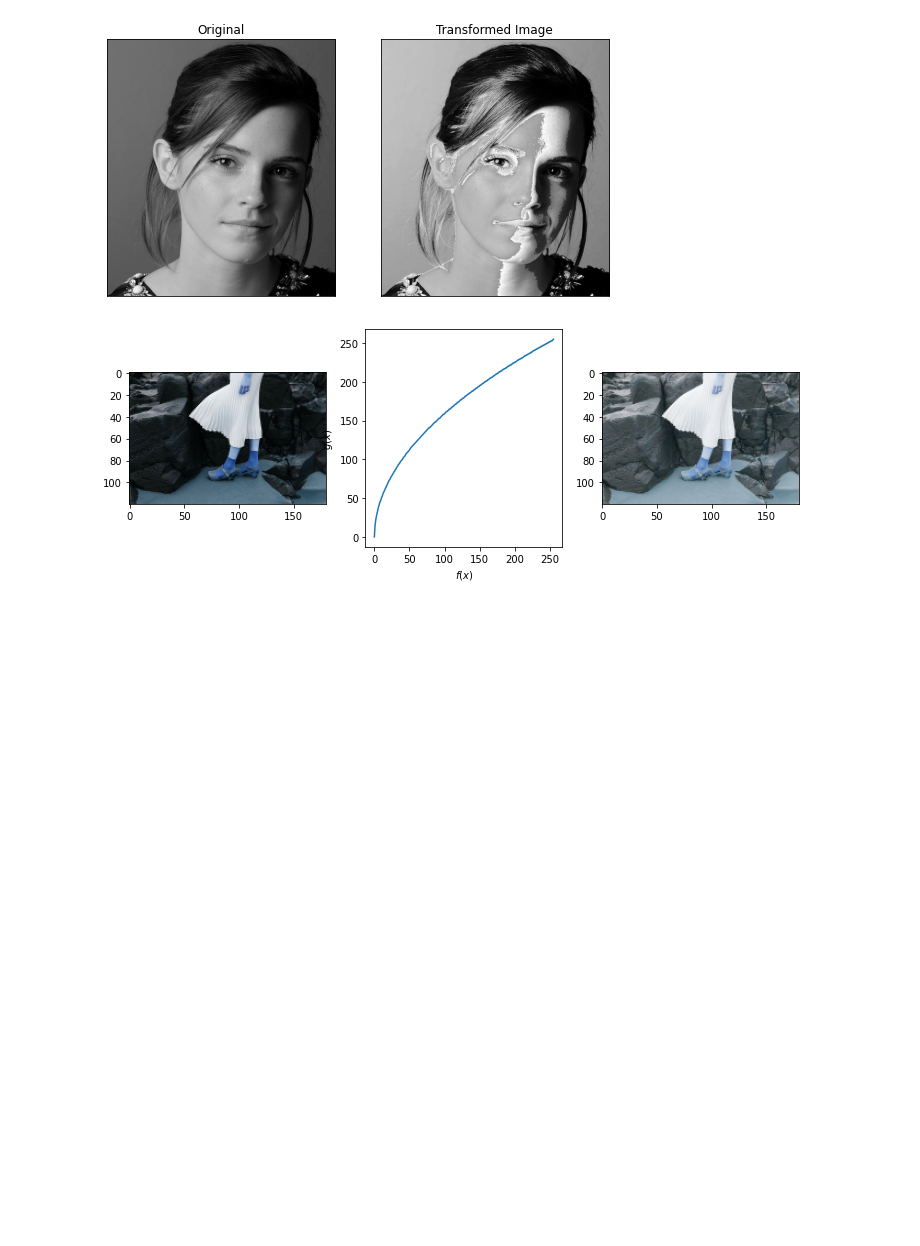
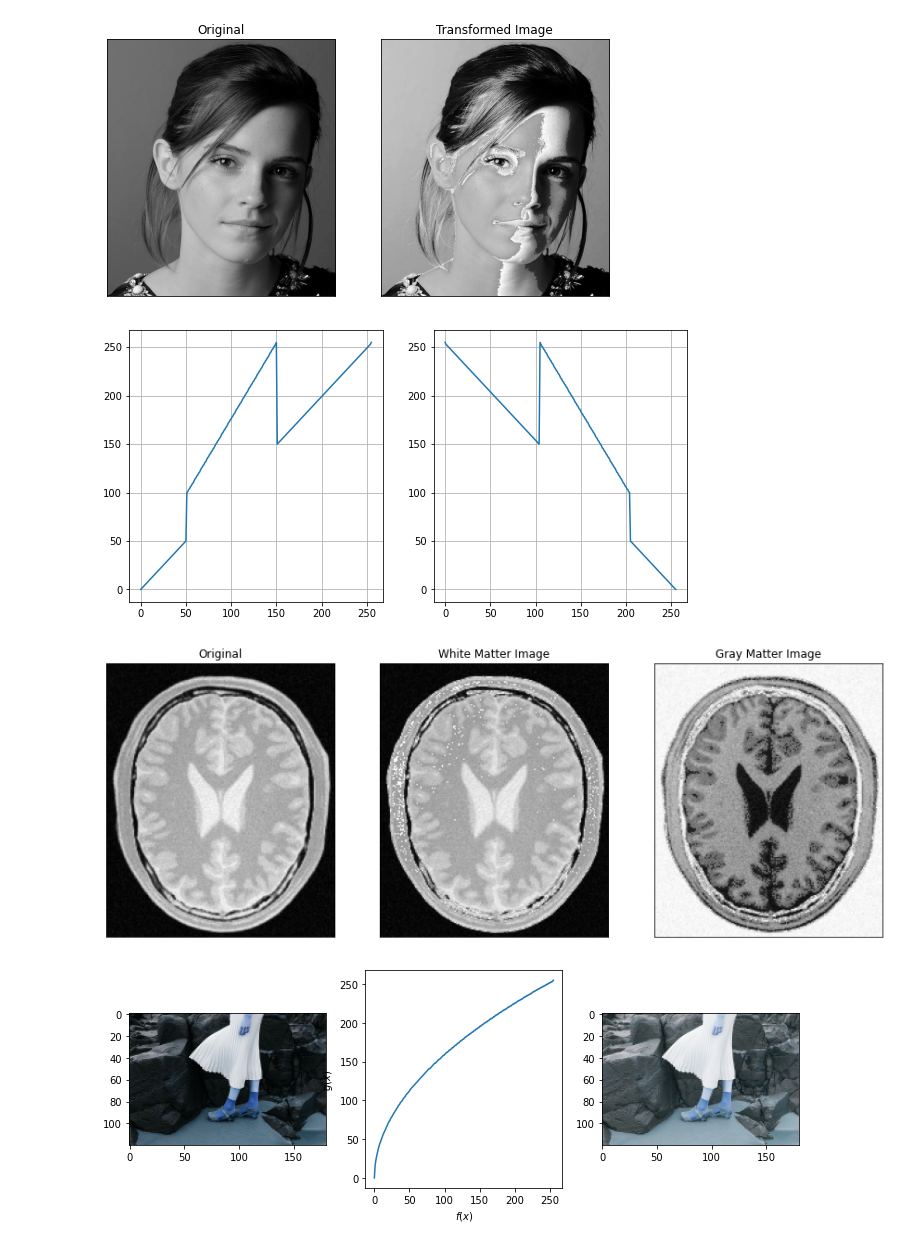
Before and after one commit to luxshan21/Image_Processing_Works_190364C, a Jupyter notebook: Assignments/Assignment_01/Assignment_01_190364C.ipynb, the cells around one changed output. Saved outputs shown, nothing was run; the diff lists cells and outputs as text; code cells hidden in the pictures; blank space fills up the shorter version.

Commit message:
Image_Processing_Assignment Questions 2 (a) (b) added

```diff
--- a/Assignments/Assignment_01/Assignment_01_190364C.ipynb
+++ b/Assignments/Assignment_01/Assignment_01_190364C.ipynb
@@ -42,6 +42,58 @@ plt.show()
 # %% [output]
 [figure]
 [figure]
+# %%
+# Question 2 (a) (b)
+
+%matplotlib inline
+import cv2 as cv
+import numpy as np
+import matplotlib.pyplot as plt
+
+c= np.array([(50, 50), (50, 100) , (150, 255), (150,150) , (255,255)])
+t1 = np.linspace(0, c[0,1], c[0,0] + 1-0).astype('uint8')
+t2 = np.linspace(c[0, 1] + 1, c[1,1], c[1,0]-c[0,0]).astype('uint8')
+t3 = np. linspace(c[1,1], c[2,1], c[2,0]-c[1,0]).astype('uint8')
+t4 = np. linspace(c[2,1], c[3,1], c[3,0]-c[2,0]).astype('uint8')
+t5 = np. linspace(c[3,1], c[4,1], c[4,0]-c[3,0]).astype('uint8')
+transform1 = np.concatenate((t1,t2,t3,t4), axis=0).astype('uint8')
+transform1 = np.concatenate((transform1, t5), axis=0).astype('uint8')
+
+c= np.array([(50, 50), (50, 100) , (150, 255), (150,150) , (255,255)])
+t6 = np.linspace( c[0,1],0, c[0,0] + 1-0).astype('uint8')
+t7 = np.linspace( c[1,1],c[0, 1] + 1, c[1,0]-c[0,0]).astype('uint8')
+t8 = np. linspace( c[2,1],c[1,1], c[2,0]-c[1,0]).astype('uint8')
+t9 = np. linspace( c[3,1],c[2,1], c[3,0]-c[2,0]).astype('uint8')
+t10 = np. linspace( c[4,1],c[3,1], c[4,0]-c[3,0]).astype('uint8')
+transform2 = np.concatenate((t10,t9,t8,t7), axis=0).astype('uint8')
+transform2 = np.concatenate((transform2, t6), axis=0).astype('uint8')
+
+
+
+fig, ax = plt.subplots(1, 2, figsize=(10,5))
+ax[0].plot(transform1)
+ax[1].plot(transform2)
+ax[0].grid()
+ax[1].grid()
+plt.show()
+
+img_orig = cv.imread('brain_proton_density_slice.png', cv.IMREAD_GRAYSCALE)
+image_transformed1 = cv.LUT(img_orig, transform1)
+image_transformed2 = cv.LUT(img_orig, transform2)
+fig, axes  = plt.subplots(1,3, sharex='all', sharey='all', figsize=(15,15))
+axes[0].imshow(img_orig, cmap='gray')
+axes[0].set_title('Original')
+axes[0].set_xticks([]), axes[0].set_yticks([])
+axes[1].imshow(image_transformed1, cmap='gray')
+axes[1].set_title('White Matter Image')
+axes[1].set_xticks([]), axes[1].set_yticks([])
+axes[2].imshow(image_transformed2, cmap='gray')
+axes[2].set_title('Gray Matter Image')
+axes[2].set_xticks([]), axes[1].set_yticks([])
+plt.show()
+# %% [output]
+[figure, added]
+[figure, added]
 # %%
 # Question 3 (a)
 
```
Also changed, not shown: 1 other file.
